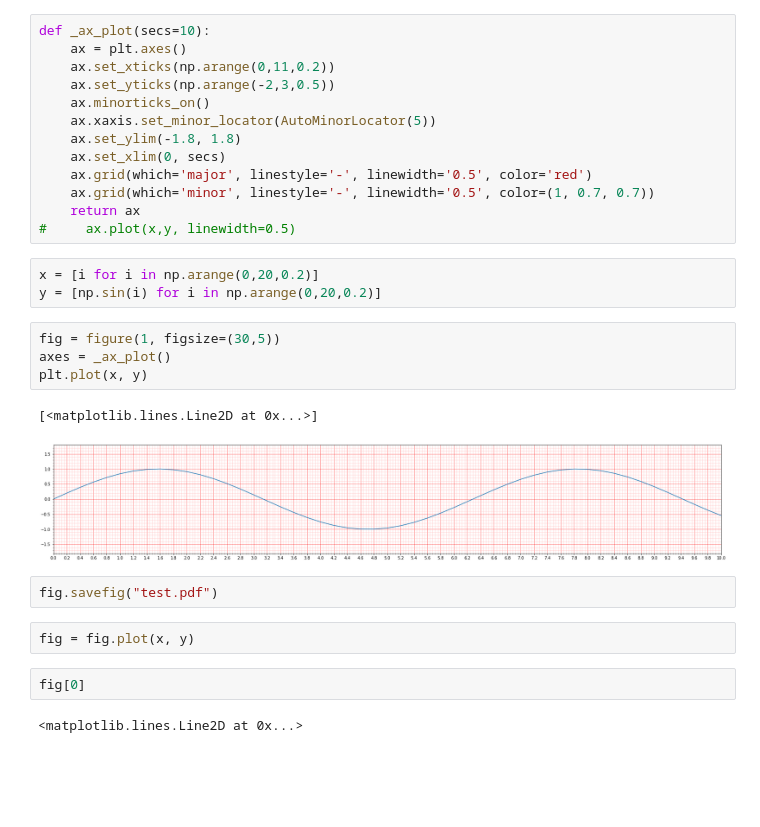
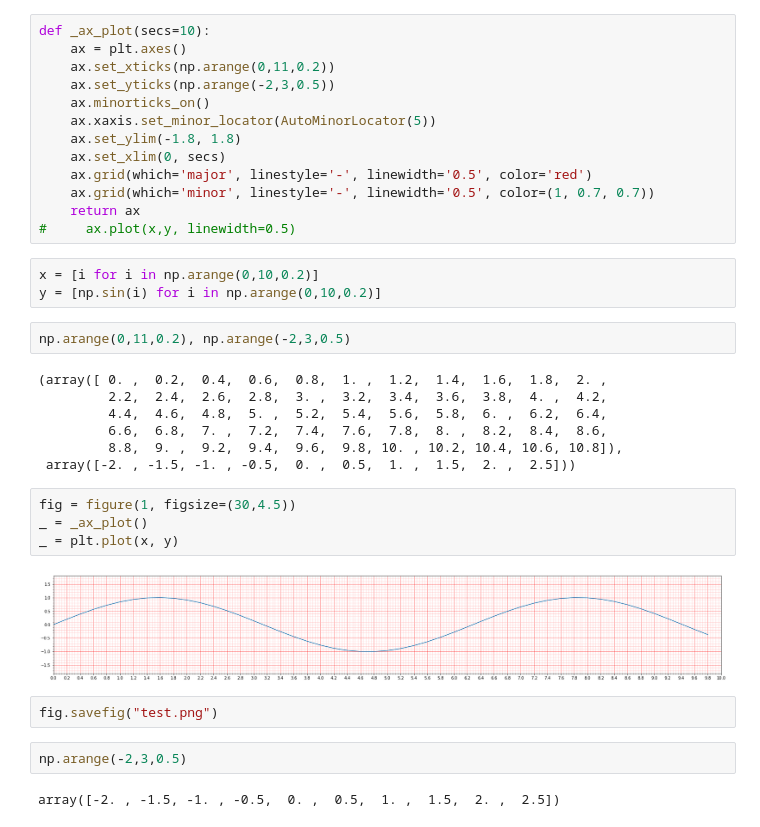
Before and after one commit to ruivarandas/DSLproject, a Jupyter notebook: ecg_grid.ipynb, the cells around one changed output. Saved outputs shown, nothing was run; the diff lists cells and outputs as text; blank space fills up the shorter version.

```diff
--- a/ecg_grid.ipynb
+++ b/ecg_grid.ipynb
@@ -19,20 +19,26 @@ def _ax_plot(secs=10):
     return ax
 #     ax.plot(x,y, linewidth=0.5)
 # %%
-x = [i for i in np.arange(0,20,0.2)]
-y = [np.sin(i) for i in np.arange(0,20,0.2)]
+x = [i for i in np.arange(0,10,0.2)]
+y = [np.sin(i) for i in np.arange(0,10,0.2)]
+# %%
+np.arange(0,11,0.2), np.arange(-2,3,0.5)
+# %% [output]
+(array([ 0. ,  0.2,  0.4,  0.6,  0.8,  1. ,  1.2,  1.4,  1.6,  1.8,  2. ,
+         2.2,  2.4,  2.6,  2.8,  3. ,  3.2,  3.4,  3.6,  3.8,  4. ,  4.2,
+         4.4,  4.6,  4.8,  5. ,  5.2,  5.4,  5.6,  5.8,  6. ,  6.2,  6.4,
+         6.6,  6.8,  7. ,  7.2,  7.4,  7.6,  7.8,  8. ,  8.2,  8.4,  8.6,
+         8.8,  9. ,  9.2,  9.4,  9.6,  9.8, 10. , 10.2, 10.4, 10.6, 10.8]),
+ array([-2. , -1.5, -1. , -0.5,  0. ,  0.5,  1. ,  1.5,  2. ,  2.5]))
 # %%
-fig = figure(1, figsize=(30,5))
-axes = _ax_plot()
-plt.plot(x, y)
+fig = figure(1, figsize=(30,4.5))
+_ = _ax_plot()
+_ = plt.plot(x, y)
 # %% [output]
-[<matplotlib.lines.Line2D at 0x...>]
-[figure, old version]
+[figure, new version]
 # %%
-fig.savefig("test.pdf")
+fig.savefig("test.png")
-# %%
-fig = fig.plot(x, y)
-# %%
-fig[0]
-# %% [output]
-<matplotlib.lines.Line2D at 0x...>
+# %%
+np.arange(-2,3,0.5)
+# %% [output]
+array([-2. , -1.5, -1. , -0.5,  0. ,  0.5,  1. ,  1.5,  2. ,  2.5])
```
Also changed, not shown: 3 other files.
